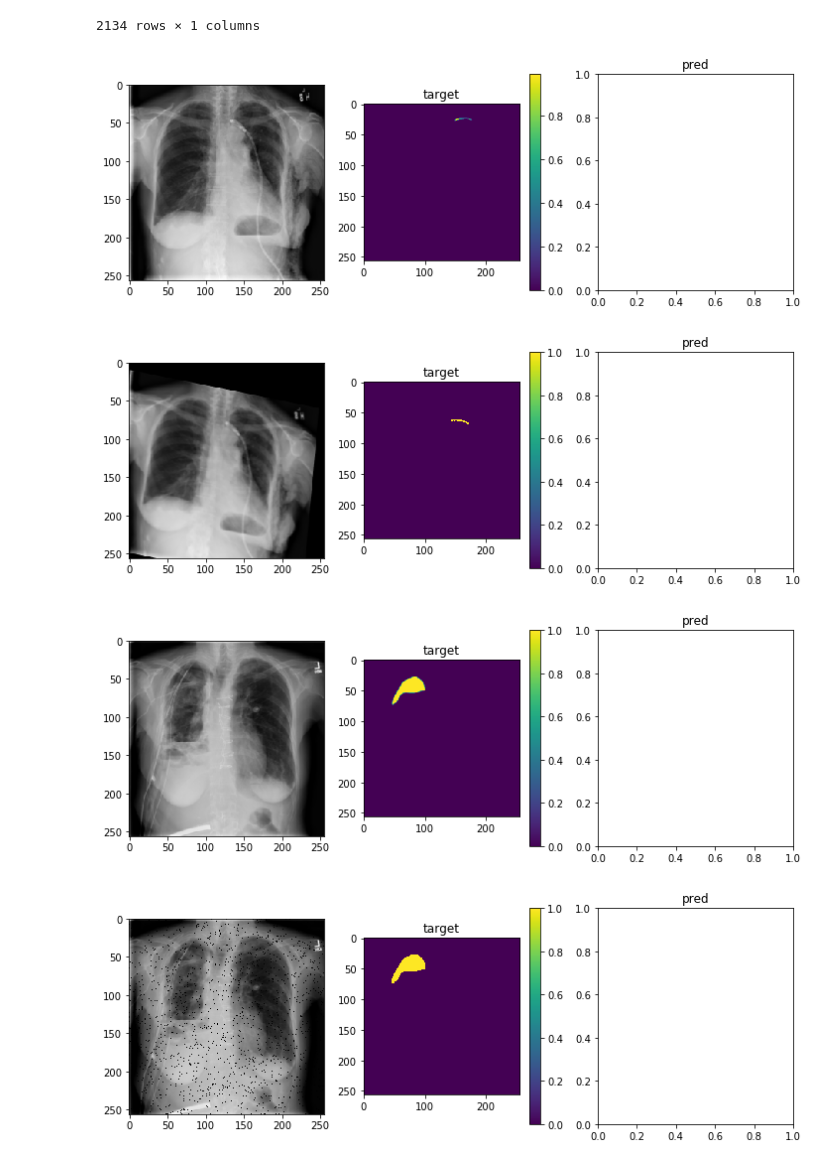
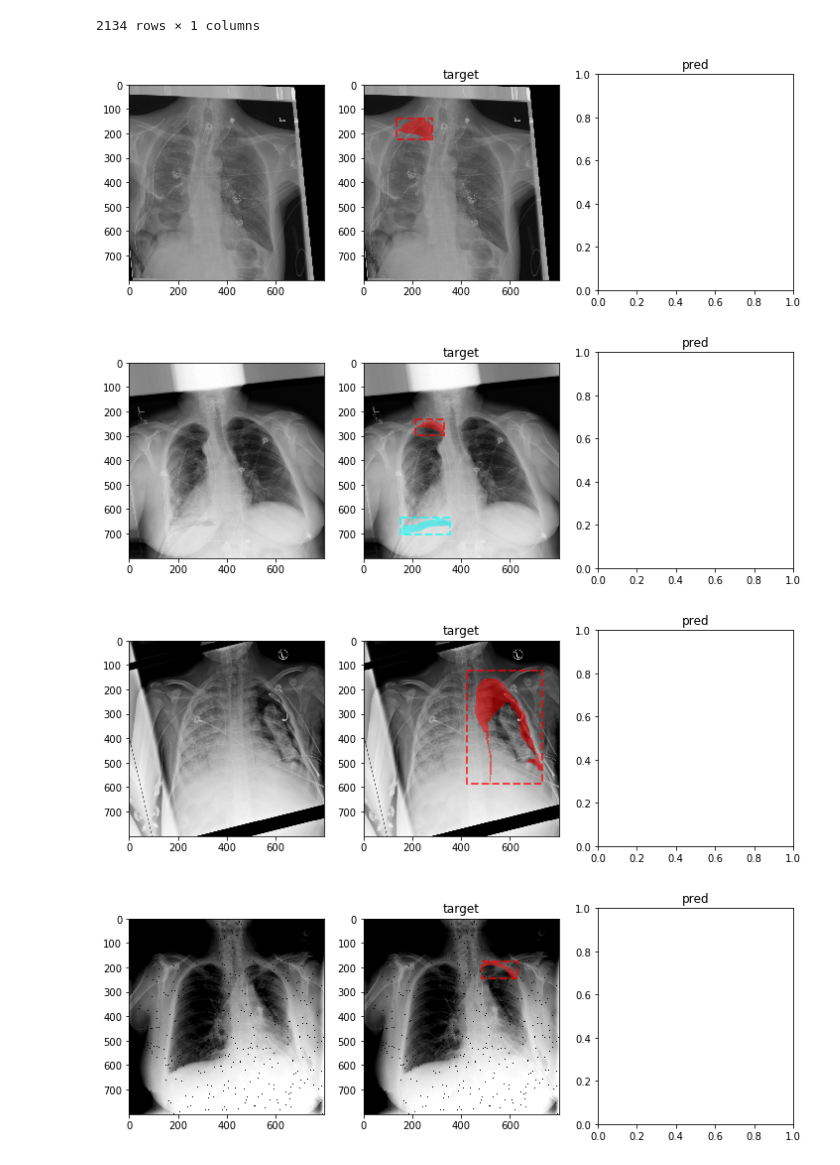
Before and after one commit to xiedidan/siim-pneumothorax, a Jupyter notebook: data-preprocess.ipynb, the cells around one changed output. Drawn from its saved outputs; the diff is of its cells as text; code cells hidden in the pictures.

```diff
--- a/data-preprocess.ipynb
+++ b/data-preprocess.ipynb
@@ -21,21 +21,3 @@ data_path = '../../data/siim-pneumothorax'
 train_path = os.path.join(data_path, 'train_png')
 
 anno_filename = 'train-rle.csv'
-# %%
-# Plot some samples
-
-def plot_sample(img, target_mask=None, result_mask=None):
-    fig, (ax0, ax1, ax2) = plt.subplots(ncols=3, figsize=(12, 4))
-
-    ax0.imshow(img)
-    if target_mask is not None:
-        img1 = ax1.imshow(target_mask)
-        fig.colorbar(img1, ax=ax1)
-    if result_mask is not None:
-        img2 = ax2.imshow(result_mask)
-        fig.colorbar(img2, ax=ax2)
-
-    ax1.set_title('target')
-    ax2.set_title('pred')
-
-    plt.show()
@@ -429,66 +511,42 @@ train_aug = iaa.Sequential(
                 order=[1],
                 cval=0,
                 mode=ia.ALL
             )
         ),
         iaa.Sometimes(
             0.5,
             iaa.OneOf([
                 iaa.AdditiveGaussianNoise(scale=(0, 0.025*1)),
                 iaa.Dropout(p=(0, 0.05)),
             ])
         ),
     ]
 )
 
 dataset_train = SIIM_MaskRCNN_Dataset(
     os.path.join(data_path, "train-rle.csv"),
     os.path.join(data_path, 'train_png'),
     os.path.join(data_path, 'SIIM_5-FOLD_POS'),
     fold=0,
-    phrase='train'
+    phrase='train',
+    height=800,
+    width=800,
+    aug=train_aug
 )
 
 # let's load and watch some sample
 sample_count = 5
 
 for i, data in enumerate(dataset_train):
     img, target = data
+    target['masks'] = target['masks'] * 255
 
-    mask = np.amax(target['masks'].cpu().numpy(), axis=0)
-    plot_sample(img.numpy().transpose((1, 2, 0)), target_mask=mask)
+    plot_sample(img.cpu().numpy(), target=target)
 
-    if target['masks'].shape[0] > 0:
-        bbs = BoundingBoxesOnImage(
-            [BoundingBox(box[0], box[1], box[2], box[3]) for box in target['boxes']],
-            shape=img.shape
-        )
-
-        masks = target['masks'].cpu().numpy()
-        segs = [SegmentationMapOnImage(np.expand_dims(mask, axis=2), shape=img.shape, nb_classes=2) for mask in masks]
-        '''
-        seg = SegmentationMapOnImage(
-            target['masks'].cpu().numpy().transpose((1, 2, 0)),
-            shape=img.shape,
-            nb_classes=2
-        )
-        '''
-
-        aug_det = train_aug.to_deterministic()
-
-        aug_img = aug_det.augment_image(img.cpu().numpy().transpose((1, 2, 0)))
-        aug_bbs = aug_det.augment_bounding_boxes(bbs)
-        aug_segs = [aug_det.augment_segmentation_maps(seg) for seg in segs]
-
-        seg_frames = np.stack([aug_seg.get_arr_int() for aug_seg in aug_segs])
-        aug_mask = np.amax(seg_frames, axis=0)
-
-        plot_sample(aug_img, target_mask=aug_mask)
-
-        if i == sample_count - 1:
-            break
+    if i == sample_count - 1:
+        break
 # %% [output]
-[figure, old version]
+[figure, new version]
-[figure, old version]
+[figure, new version]
-[figure, old version]
+[figure, new version]
-[figure, old version]
+[figure, new version]
```
Also changed, not shown: parts of 2 cells of this notebook, 1 other file.
